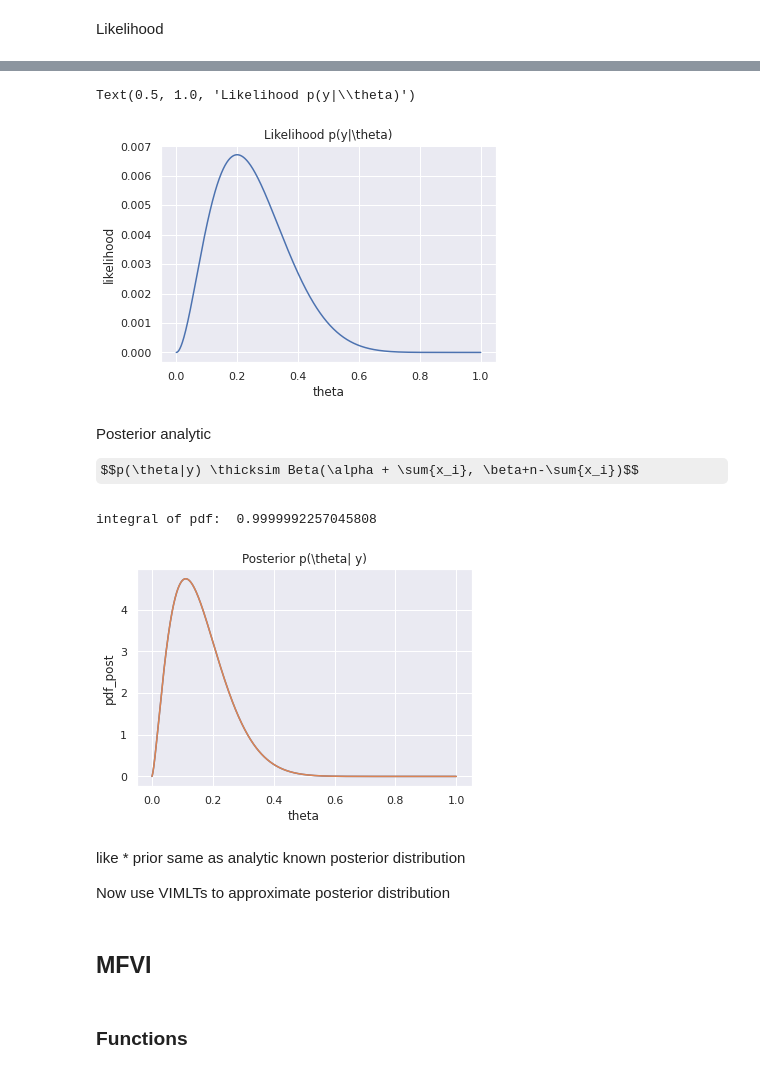
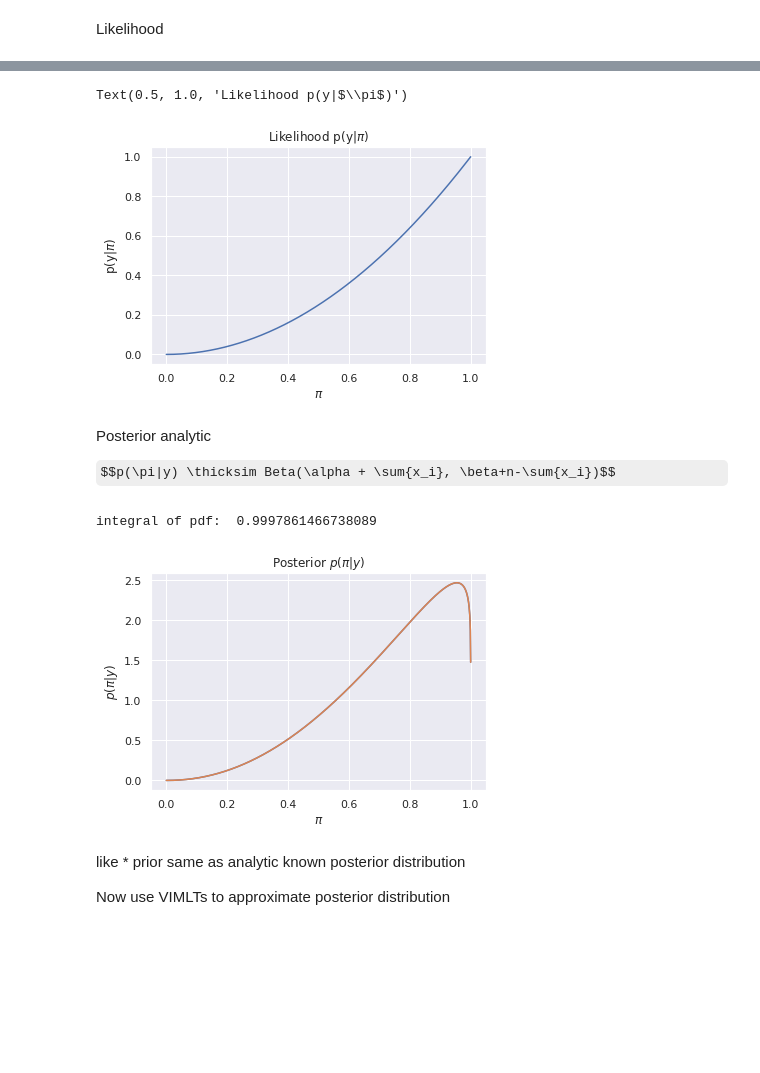
Before and after one commit to stefan1893/VIMLTS, a Jupyter notebook: ipynb/00_conjugate_prior.ipynb, the cells around one changed output, grey strips where cells are left out. Cells and saved outputs as stored; diff of their text form; code cells hidden in the pictures; some formulas as TeX source; blank space fills up the shorter version.

```diff
--- a/ipynb/00_conjugate_prior.ipynb
+++ b/ipynb/00_conjugate_prior.ipynb
@@ -35,8 +38,8 @@ $p(\theta) \thicksim Beta(\alpha=0.5, \beta=5.)$
 # %%
-thetas = np.linspace(0.0001, .9999, 1000)
-alpha = .5
-beta = 5.
-pdf_prior = stats.beta(a=alpha, b=beta).pdf(x=thetas)
-sns.lineplot(data=pd.DataFrame.from_dict(dict(pdf_prior=pdf_prior, theta=thetas)), x='theta', y='pdf_prior')
-plt.title("Prior p(\\theta)")
+pis = np.linspace(0.0001, .9999, 1000)
+alpha = 1.1
+beta = 1.1
+pdf_prior = stats.beta(a=alpha, b=beta).pdf(x=pis)
+sns.lineplot(data=pd.DataFrame.from_dict({'p($\pi$)':pdf_prior, '$\pi$':pis}), x='$\pi$', y='p($\pi$)')
+plt.title("Prior p($\pi$)")
 # %% [output]
@@ -46,6 +49,7 @@ Text(0.5, 1.0, 'Prior p(\\theta)')
 Likelihood
 # %%
 np.random.seed(3)
-data = stats.bernoulli(p=0.25).rvs(size=10)
+data = stats.bernoulli(p=0.5).rvs(size=2)
+ytensor = data.reshape(-1, 1)
 plt.hist(data)
 # %% [output]
@@ -56,31 +60,27 @@ plt.hist(data)
 # %%
-log_likelihood = [stats.bernoulli(p=theta).logpmf(data).sum() for theta in thetas]
+log_likelihood = [stats.bernoulli(p=pi).logpmf(data).sum() for pi in pis]
 likelihood = np.exp(log_likelihood)
-sns.lineplot(data=pd.DataFrame.from_dict(dict(likelihood=likelihood, theta=thetas)), x='theta', y='likelihood')
-plt.title("Likelihood p(y|\\theta)")
+sns.lineplot(data=pd.DataFrame.from_dict({'p(y|$\pi$)':likelihood, '$\pi$':pis}), x='$\pi$', y='p(y|$\pi$)')
+plt.title("Likelihood p(y|$\pi$)")
 # %% [output]
-Text(0.5, 1.0, 'Likelihood p(y|\\theta)')
+Text(0.5, 1.0, 'Likelihood p(y|$\\pi$)')
-[figure, old version]
+[figure, new version]
 # %% [markdown]
 Posterior analytic
 
-$$p(\theta|y) \thicksim Beta(\alpha + \sum{x_i}, \beta+n-\sum{x_i})$$
+$$p(\pi|y) \thicksim Beta(\alpha + \sum{x_i}, \beta+n-\sum{x_i})$$
 # %%
 alpha_post = alpha + np.sum(data)
 beta_post = beta + len(data) - np.sum(data)
-pdf_post = stats.beta(a=alpha_post, b=beta_post).pdf(x=thetas)
-sns.lineplot(data=pd.DataFrame.from_dict(dict(pdf_post=pdf_post, theta=thetas)), x='theta', y='pdf_post')
-plt.plot(thetas, likelihood*pdf_prior/np.trapz(likelihood*pdf_prior, thetas), linestyle='solid')
-plt.title("Posterior p(\\theta| y)")
-print("integral of pdf: ", np.trapz(pdf_post, thetas))
+pdf_post = stats.beta(a=alpha_post, b=beta_post).pdf(x=pis)
+sns.lineplot(data=pd.DataFrame.from_dict({'$p(\pi|y)$':pdf_post, '$\pi$':pis}), x='$\pi$', y='$p(\pi|y)$')
+plt.plot(pis, likelihood*pdf_prior/np.trapz(likelihood*pdf_prior, pis), linestyle='solid')
+plt.title("Posterior $p(\pi|y)$")
+print("integral of pdf: ", np.trapz(pdf_post, pis))
 # %% [output]
-integral of pdf:  0.9999992257045808
+integral of pdf:  0.9997861466738089
-[figure, old version]
+[figure, new version]
 # %% [markdown]
 like * prior same as analytic known posterior distribution
 
 Now use VIMLTs to approximate posterior distribution
-# %% [markdown]
-## MFVI
-# %% [markdown]
-### Functions
```
Also changed, not shown: parts of 60 cells of this notebook, 1 other file.
